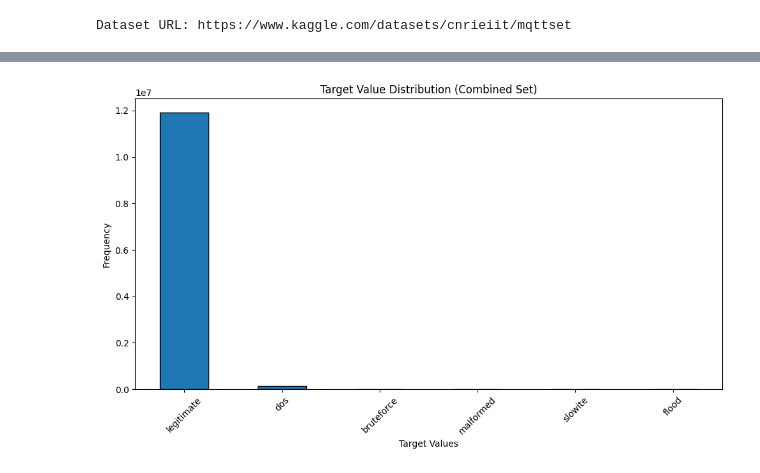
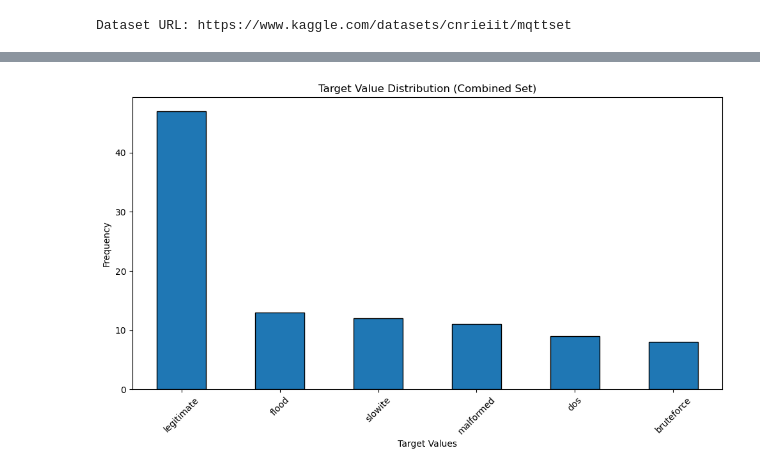
Before and after one commit to Systems-and-Toolchains-Fall-2024/course-project-option-2-aitechroberts, a Jupyter notebook: project.ipynb, the cells around one changed output, grey strips where cells are left out. Drawn from its saved outputs; the diff is of its cells as text; code cells hidden in the pictures.

Commit message:
adding project changes from cloud

```diff
--- a/project.ipynb
+++ b/project.ipynb
@@ -141,0 +150,21 @@ spark.stop()
+# %%
+JDBC_URL = 'jdbc:postgresql://127.0.0.1:5432/postgres'
+# Add the JAR to the current SparkSession
+DB_PROPERTIES = {
+    "user": "postgres",
+    "password": "postgres_pw",
+    "driver": "org.postgresql.Driver",
+    "connectTimeout": "10",
+    # 'ssl': 'true',
+    # 'sslmode': 'require',
+    # "socketFactory": "com.google.cloud.sql.postgres.SocketFactory",
+    # "cloudSqlInstance": "systool-436201:us-east1:projectdb",
+    "batchsize": "10000" # trying to optimize the write and seems to have cut the time in half in local
+}
+
+try:
+    df = spark.read.jdbc(url=JDBC_URL, table='test', properties=DB_PROPERTIES)
+    df.show()  # This should display a single row with "3" if the connection is successful
+    print("Connection to PostgreSQL database successful!")
+except Exception as e:
+    print("Failed to connect to PostgreSQL database:", e)
@@ -144,7 +251,7 @@ spark.stop()
 Task 2
 Ingest Data from Postgres into Spark for Data Analysis
 '''
-num_partitions = 6 # Adjust based on your environment
+num_partitions = 16 # Adjust based on your environment which is 8 cores on Dataproc currently
 mqtt_df = spark.read.jdbc(url=JDBC_URL,
                           table="mqtt",
                           properties=DB_PROPERTIES,
@@ -352,34 +493,43 @@ from pyspark.sql.functions import col, avg, length
 
 def create_target_hist(df, set_type='test'):
     '''
     Function ensures correct parameters, filters for the target column
     based on the set_type: 'test', 'train' or combined. Puts values
     from target column into list. Then creates a histogram
 
     return: None
     '''
     if set_type not in ('test', 'train', 'combined'):
         raise ValueError("set parameter must be 'train', 'test' or 'combined'")
 
+    # if set_type != 'combined':
+    #     hist_df = df.filter(col('set_type') == set_type).select('target')
+    # else:
+    #     hist_df = df.select('target')
+
     if set_type != 'combined':
-        hist_df = df.filter(col('set_type') == set_type).select('target')
+        hist_df = df.filter((col('set_type') == set_type) & (col('target') != 'target')).select('target')
     else:
-        hist_df = df.select('target')
+        hist_df = df.filter(col('target') != 'target').select('target')
+
+    # test_df = spark.createDataFrame([("example",), ("test",)], ["target"])
+    # test_pdf = test_df.toPandas()
+    # print(test_pdf)
 
     # Convert to Pandas DataFrame
-    pdf = hist_df.toPandas()
+    pdf = hist_df.limit(100).toPandas()
     # Plot the histogram
     plt.figure(figsize=(10, 6))
     pdf['target'].value_counts().plot(kind='bar', edgecolor='black')
     plt.title(f'Target Value Distribution ({set_type.capitalize()} Set)')
     plt.xlabel('Target Values')
     plt.ylabel('Frequency')
     plt.xticks(rotation=45)  # Rotate x-axis labels if needed
     plt.tight_layout()  # Adjust layout to prevent label overlap
     plt.show()
 
 # create_target_hist(mqtt_df)
 # create_target_hist(mqtt_df, set_type='train')
 create_target_hist(mqtt_df, set_type='combined')
 # %% [output]
-[figure, old version]
+[figure, new version]
```
Also changed, not shown: parts of 17 cells of this notebook.
